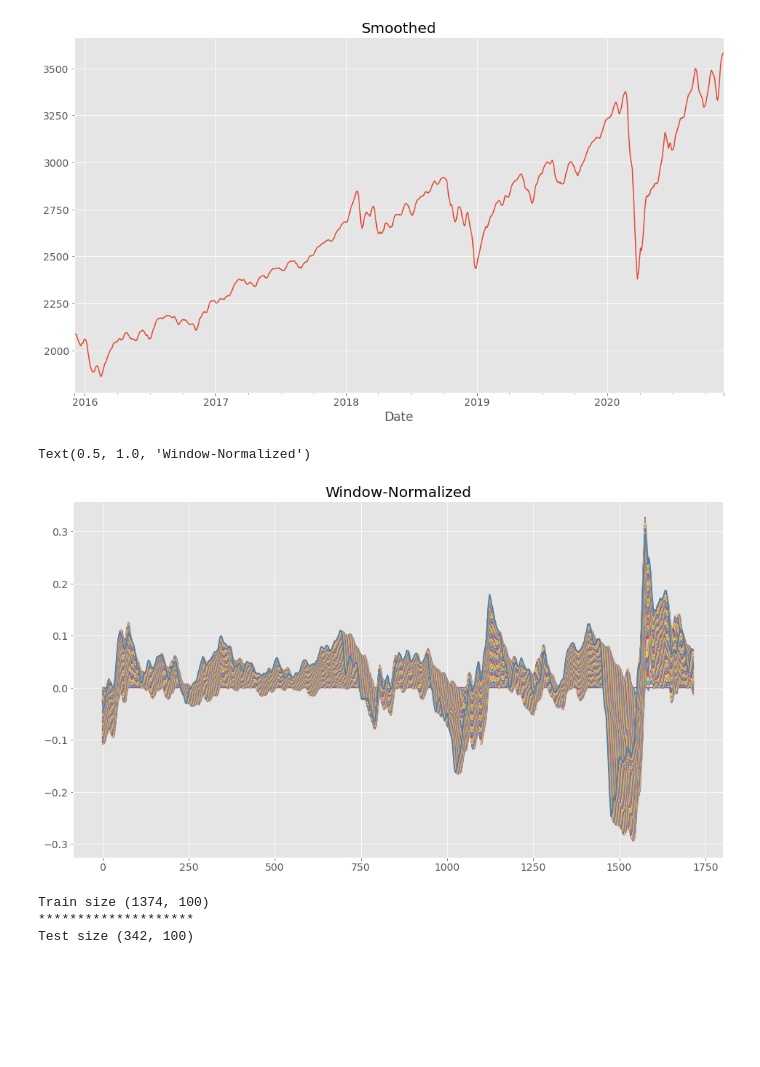
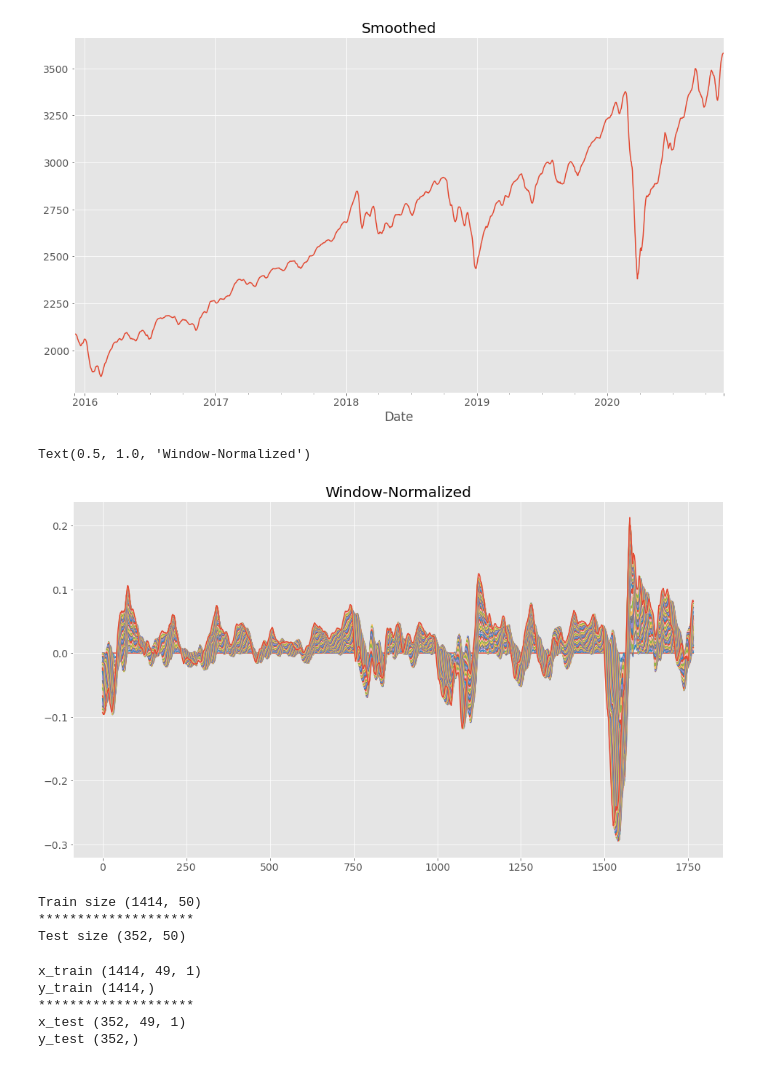
Before and after one commit to paulsok/kaggle, a Jupyter notebook: Time Series Forecasting with Yahoo Stock Price/yahoo.ipynb, the cells around one changed output. Cells and saved outputs as stored; diff of their text form; code cells hidden in the pictures; blank space fills up the shorter version.

```diff
--- a/Time Series Forecasting with Yahoo Stock Price/yahoo.ipynb
+++ b/Time Series Forecasting with Yahoo Stock Price/yahoo.ipynb
@@ -70,23 +78,23 @@ Text(0.5, 1.0, 'Smoothed')
 [figure]
 # %%
 # data normalization in the window
-window = 100
+window = 50
 ts_lenght = len(ts_smouth)
 
 ts_wind = []
 for i in range(ts_lenght - window):
     ts_wind.append(ts_smouth[i: i + window])
 
 ts_normalised = []
 for window in ts_wind:
     normalised_window = [x / window[0] - 1 for x in window]
     ts_normalised.append(normalised_window)
 
 plt.plot(ts_normalised);
 plt.title('Window-Normalized')
 # %% [output]
 Text(0.5, 1.0, 'Window-Normalized')
-[figure, old version]
+[figure, new version]
 # %%
 # train-test split function
 def train_test_split(input_array:list, train_size:float):
@@ -109,6 +117,6 @@ print('Train size', train.shape)
 print('*' * 20)
 print('Test size', test.shape)
 # %% [output]
-Train size (1374, 100)
+Train size (1414, 50)
 ********************
-Test size (342, 100)
+Test size (352, 50)
@@ -117,0 +135,16 @@ sacler = MinMaxScaler(feature_range=(0, 1))
+# %%
+# transfrom data for LSTM input
+x_train = np.reshape(x_train, (x_train.shape[0], x_train.shape[1], 1))
+x_test = np.reshape(x_test, (x_test.shape[0], x_test.shape[1], 1))
+
+print("x_train {}".format(x_train.shape))
+print("y_train {}".format(y_train.shape))
+print('*' * 20)
+print("x_test {}".format(x_test.shape))
+print("y_test {}".format(y_test.shape))
+# %% [output]
+x_train (1414, 49, 1)
+y_train (1414,)
+********************
+x_test (352, 49, 1)
+y_test (352,)
```
Also changed, not shown: parts of 8 cells of this notebook.
